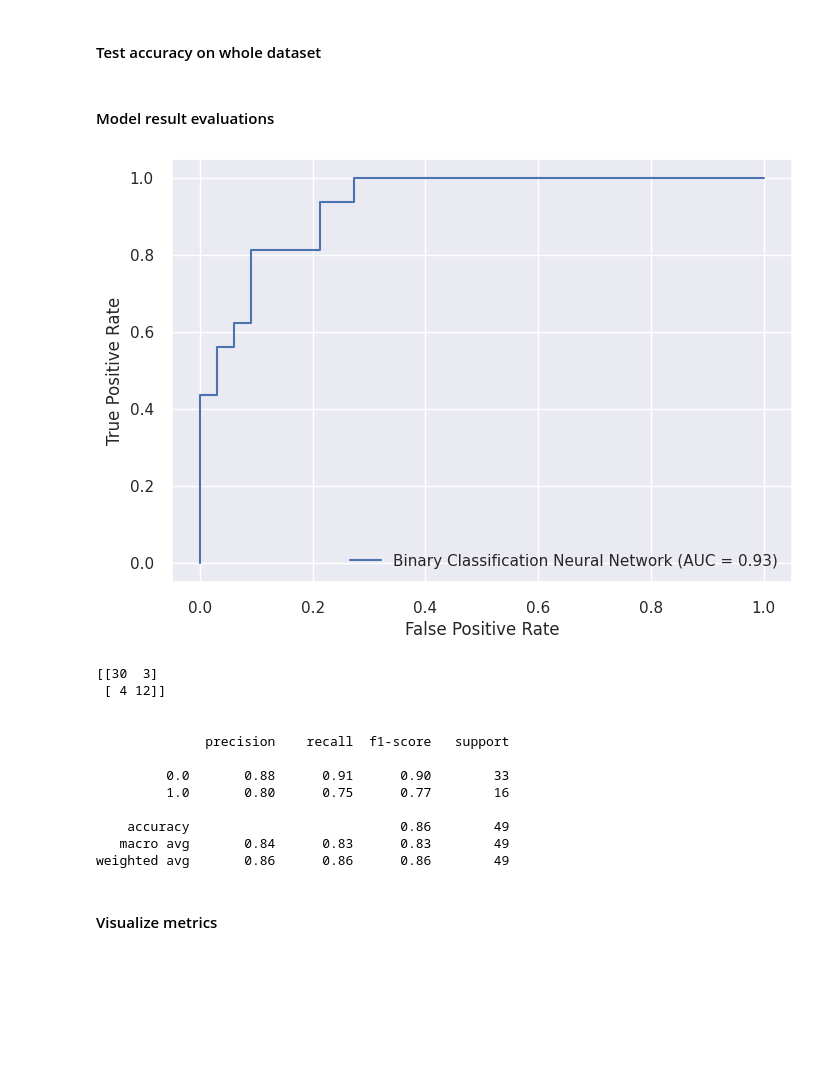
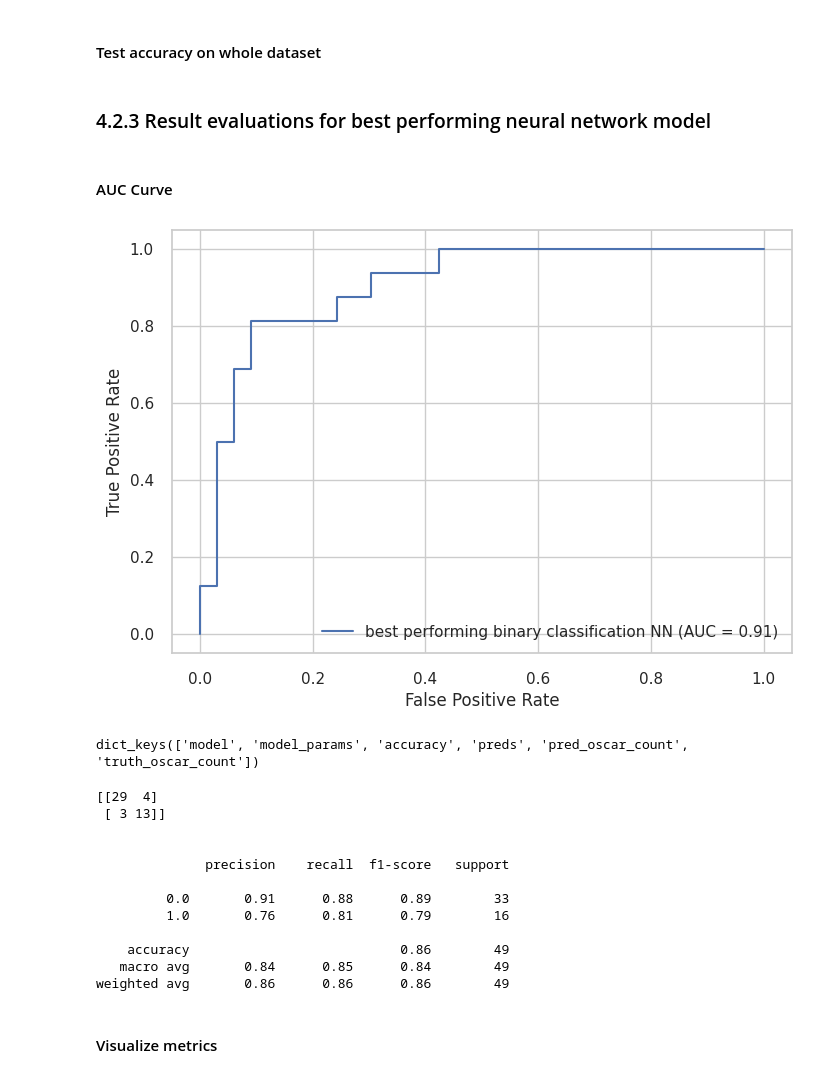
Before and after one commit to AAleksandros/HUA-DIT-Data-mining-project, a Jupyter notebook: data_mining.ipynb, the cells around one changed output. Drawn from its saved outputs; the diff is of its cells as text; code cells hidden in the pictures; blank space fills up the shorter version.

Commit message:
neural network workflow improvements

```diff
--- a/data_mining.ipynb
+++ b/data_mining.ipynb
@@ -772,8 +772,8 @@ def test(model, accuracy_fn, X_test, y_test, device):
     with torch.inference_mode():
         X_test, y_test = X_test.to(device), y_test.to(device)
         y_test_logits = model(X_test)
-        y_pred = torch.round(torch.sigmoid(y_test_logits))
-        acc = accuracy_fn(y_pred=y_pred, y_true=y_test)
+        y_test_probs = torch.sigmoid(y_test_logits)
+        acc = accuracy_fn(y_pred=torch.round(y_test_probs), y_true=y_test)
     print(f'Test total accuracy: {acc:.2f}%')
-    return y_pred, acc
+    return y_test_probs, acc
 # %% [markdown]
@@ -813,5 +815,11 @@ for i in tqdm(range(10)):
     optimizer= torch.optim.Adam(model.parameters(), lr=0.01)
     train(model, loss_fn, optimizer, accuracy_fn, X_train, y_train, X_test, y_test, 400, device, seed=None, verbose=False)
     y_pred, acc = test(model, accuracy_fn, X_test, y_test, device)
-    results.append({'model':f'model_in-10-10-ep400', 'model_params':n_params, 'accuracy':acc, 'pred':y_pred.to('cpu').numpy()})
+    # correct_oscar_guesses = count_oscars(y_pred, y_test)
+    results.append({'model' : 'model_in-10-10-ep400',
+                    'model_params' : n_params,
+                    'accuracy' : acc,
+                    'preds' : y_pred.to('cpu').numpy(),
+                    'pred_oscar_count' : int(y_pred.sum().item()),
+                    'truth_oscar_count' : int(y_test.sum().item()) })
 # %% [output]
@@ -866,40 +837,46 @@ Correct oscar guesses on 30% test split: 12 out of 16
 #### Test accuracy on whole dataset
 # %%
 #TODO: above
-# %% [markdown]
-#### Model result evaluations
+# %% [markdown]
+### 4.2.3 Result evaluations for best performing neural network model
+# %%
+best = max(results, key=lambda x:x['accuracy'])
+# %% [markdown]
+#### AUC Curve
 # %%
-sns.set()
 y_true = y_test.to('cpu').numpy().flatten()
-y_pred = y_test_logits.to('cpu').numpy().flatten()
+y_pred = best['preds'].flatten()
 
 fpr, tpr, thresholds = roc_curve(y_true, y_pred)
 roc_auc = auc(fpr, tpr)
 
-display = RocCurveDisplay(fpr=fpr, tpr=tpr, roc_auc=roc_auc, estimator_name='Binary Classification Neural Network')
+display = RocCurveDisplay(fpr=fpr, tpr=tpr, roc_auc=roc_auc, estimator_name='best performing binary classification NN')
 display.plot()
 plt.show()
 # %% [output]
-[figure, old version]
+[figure, new version]
+# %%
+best.keys()
+# %% [output]
+dict_keys(['model', 'model_params', 'accuracy', 'preds', 'pred_oscar_count', 'truth_oscar_count'])
 # %%
-y_test, y_test_pred = y_test.to('cpu'), y_test_pred.to('cpu')
-
+y_test, y_test_pred = y_test.to('cpu'), torch.round(torch.tensor((best['preds'])))
 cf_matrix = confusion_matrix(y_test, y_test_pred)
 print(cf_matrix)
 print('\n')
 print(classification_report(y_test, y_test_pred))
 # %% [output]
-[[30  3]
- [ 4 12]]
+[[29  4]
+ [ 3 13]]
 
 
               precision    recall  f1-score   support
 
-         0.0       0.88      0.91      0.90        33
-         1.0       0.80      0.75      0.77        16
+         0.0       0.91      0.88      0.89        33
+         1.0       0.76      0.81      0.79        16
 
     accuracy                           0.86        49
-   macro avg       0.84      0.83      0.83        49
+   macro avg       0.84      0.85      0.84        49
 weighted avg       0.86      0.86      0.86        49
 # %% [markdown]
 #### Visualize metrics
```
Also changed, not shown: parts of 17 cells of this notebook.
